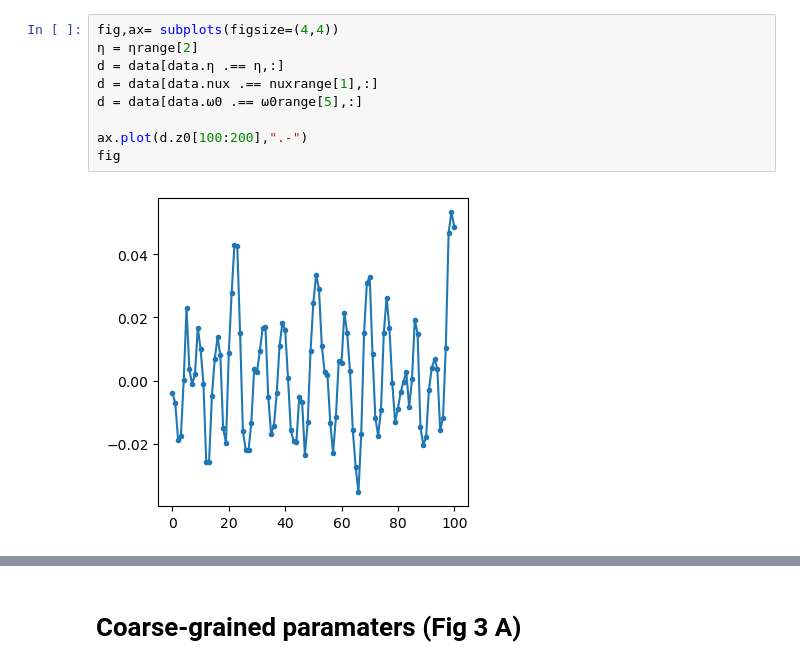
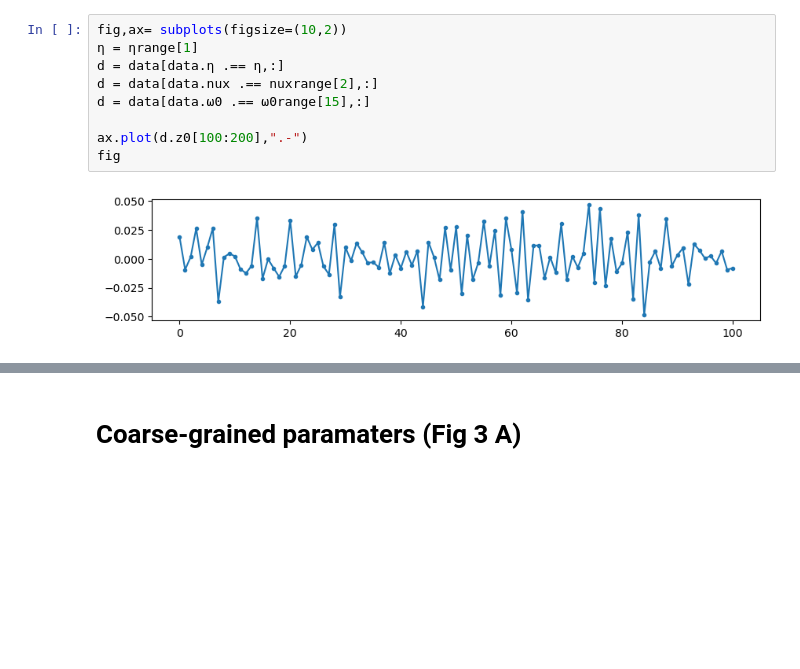
Before and after one commit to elevien/GrowthCellCycleModel, a Jupyter notebook: src/FIG3.ipynb, the cells around one changed output, grey strips where cells are left out. Cells and saved outputs as stored; diff of their text form; blank space fills up the shorter version.

```diff
--- a/src/FIG3.ipynb
+++ b/src/FIG3.ipynb
@@ -39,11 +16,11 @@ data
 # %%
-fig,ax= subplots(figsize=(4,4))
-η = ηrange[2]
+fig,ax= subplots(figsize=(10,2))
+η = ηrange[1]
 d = data[data.η .== η,:]
-d = data[data.nux .== nuxrange[1],:]
-d = data[data.ω0 .== ω0range[5],:]
+d = data[data.nux .== nuxrange[2],:]
+d = data[data.ω0 .== ω0range[15],:]
 
 ax.plot(d.z0[100:200],".-")
 fig
 # %% [output]
-[figure, old version]
+[figure, new version]
```
Also changed, not shown: parts of 13 cells of this notebook, 9 other files.
